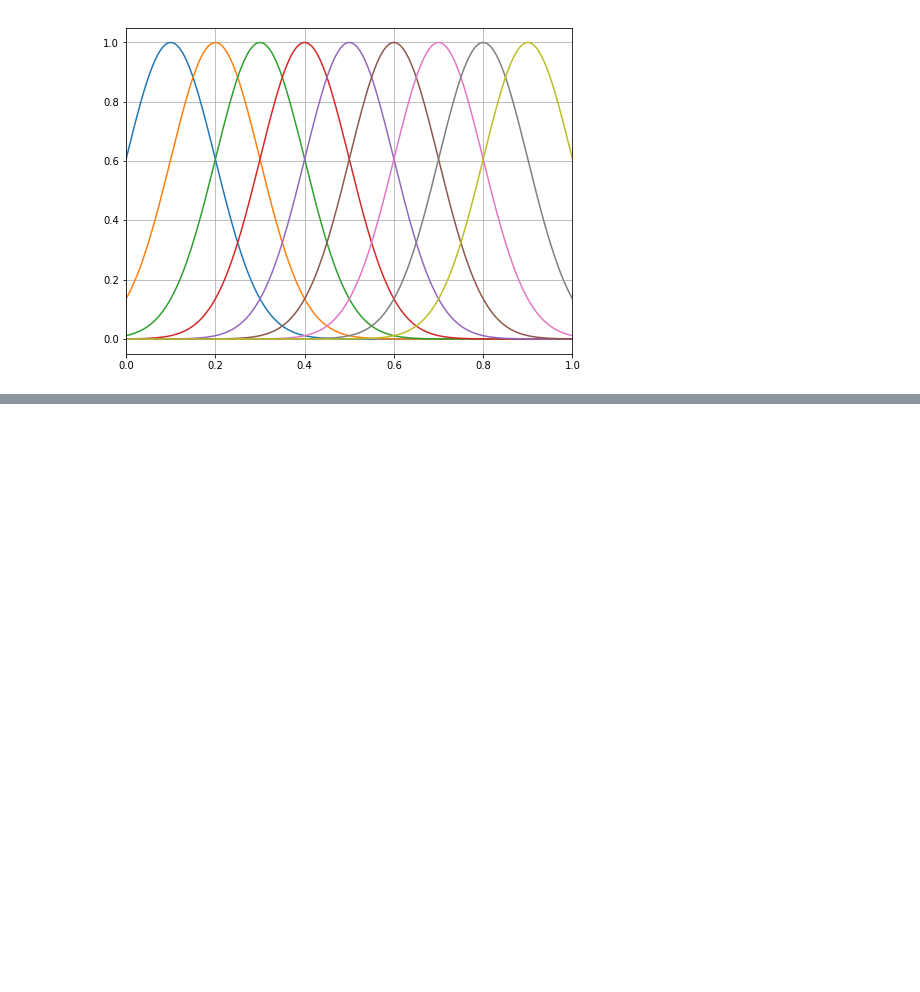
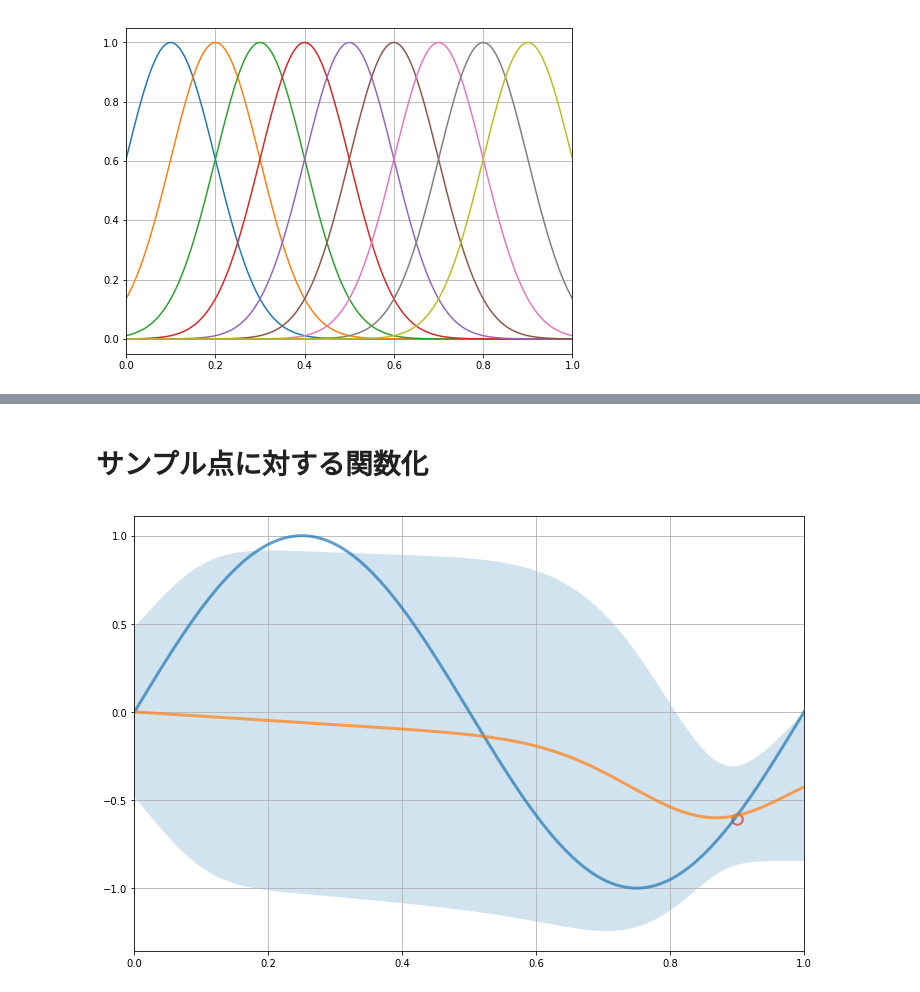
Before and after one commit to sharijyu/sandbox, a Jupyter notebook: Baysian_Linear_Regression.ipynb, the cells around one changed output, grey strips where cells are left out. Saved outputs shown, nothing was run; the diff lists cells and outputs as text; code cells hidden in the pictures; blank space fills up the shorter version.

```diff
--- a/Baysian_Linear_Regression.ipynb
+++ b/Baysian_Linear_Regression.ipynb
@@ -118,0 +128,2 @@ plt.show()
+# %% [markdown]
+# サンプル点に対する関数化
@@ -118,0 +182,7 @@ plt.show()
+# %%
+samples = 50
+x_rand = uniform_variable_generator(samples)
+drawImage(x_rand[0:1])
+plt.show()
+# %% [output]
+[figure, added]
```
Also changed, not shown: parts of 9 cells of this notebook.
